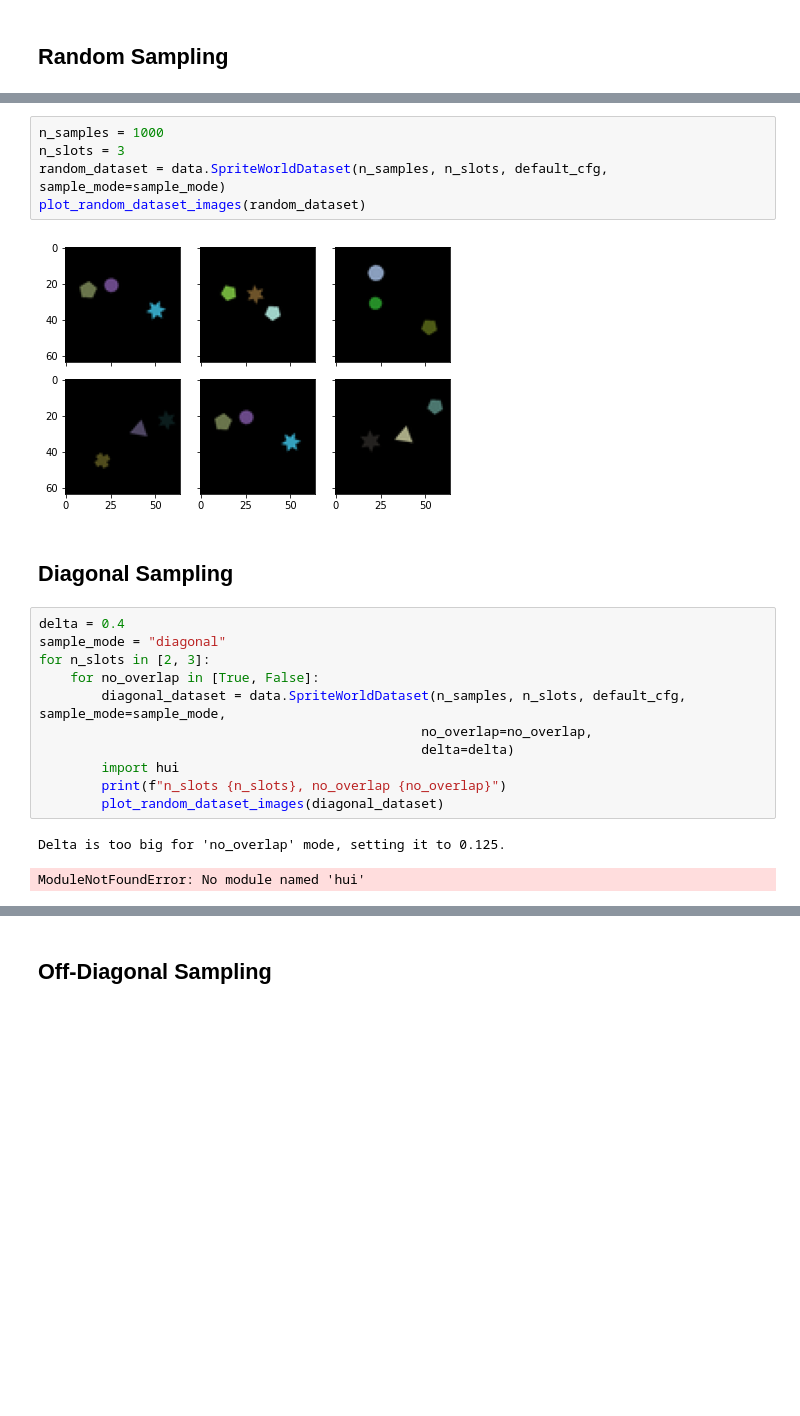
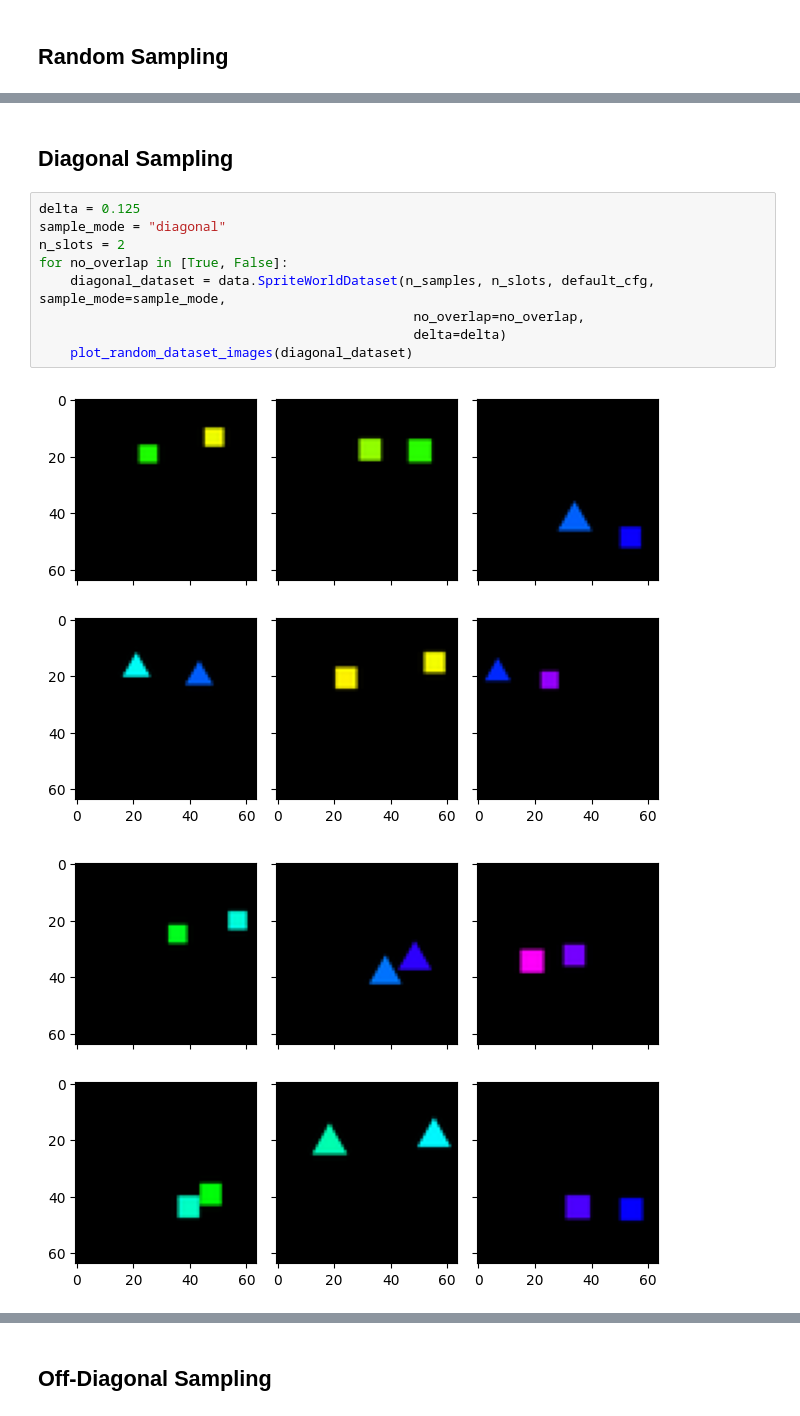
Before and after one commit to brendel-group/objects-compositional-generalization, a Jupyter notebook: notebooks/Sprite-World Dataset Example.ipynb, the cells around one changed output, grey strips where cells are left out. Cells and saved outputs as stored; diff of their text form; blank space fills up the shorter version.

```diff
--- a/notebooks/Sprite-World Dataset Example.ipynb
+++ b/notebooks/Sprite-World Dataset Example.ipynb
@@ -30,23 +33,14 @@ plot_random_dataset_images(random_dataset)
-# %%
-n_samples = 1000
-n_slots = 3
-random_dataset = data.SpriteWorldDataset(n_samples, n_slots, default_cfg, sample_mode=sample_mode)
-plot_random_dataset_images(random_dataset)
-# %% [output]
-[figure, removed]
 # %% [markdown]
 ## Diagonal Sampling
 # %%
-delta = 0.4
+delta = 0.125
 sample_mode = "diagonal"
-for n_slots in [2, 3]:
-    for no_overlap in [True, False]:
-        diagonal_dataset = data.SpriteWorldDataset(n_samples, n_slots, default_cfg, sample_mode=sample_mode,
-                                                 no_overlap=no_overlap,
-                                                 delta=delta)
-        import hui
-        print(f"n_slots {n_slots}, no_overlap {no_overlap}")
-        plot_random_dataset_images(diagonal_dataset)
+n_slots = 2
+for no_overlap in [True, False]:
+    diagonal_dataset = data.SpriteWorldDataset(n_samples, n_slots, default_cfg, sample_mode=sample_mode,
+                                                no_overlap=no_overlap,
+                                                delta=delta)
+    plot_random_dataset_images(diagonal_dataset)
 # %% [output]
-Delta is too big for 'no_overlap' mode, setting it to 0.125.
-ModuleNotFoundError: No module named 'hui'
+[figure, added]
+[figure, added]
```
Also changed, not shown: parts of 9 cells of this notebook, 1 other file.
